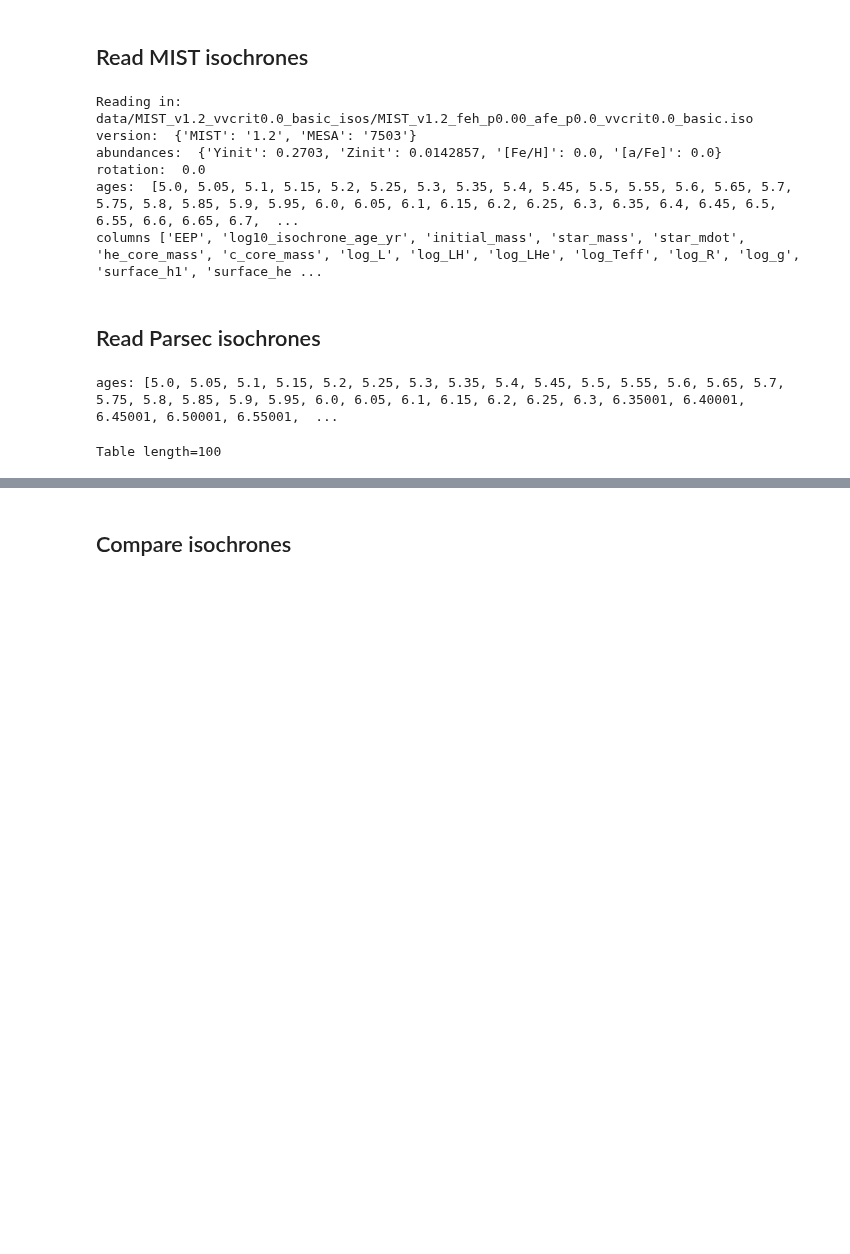
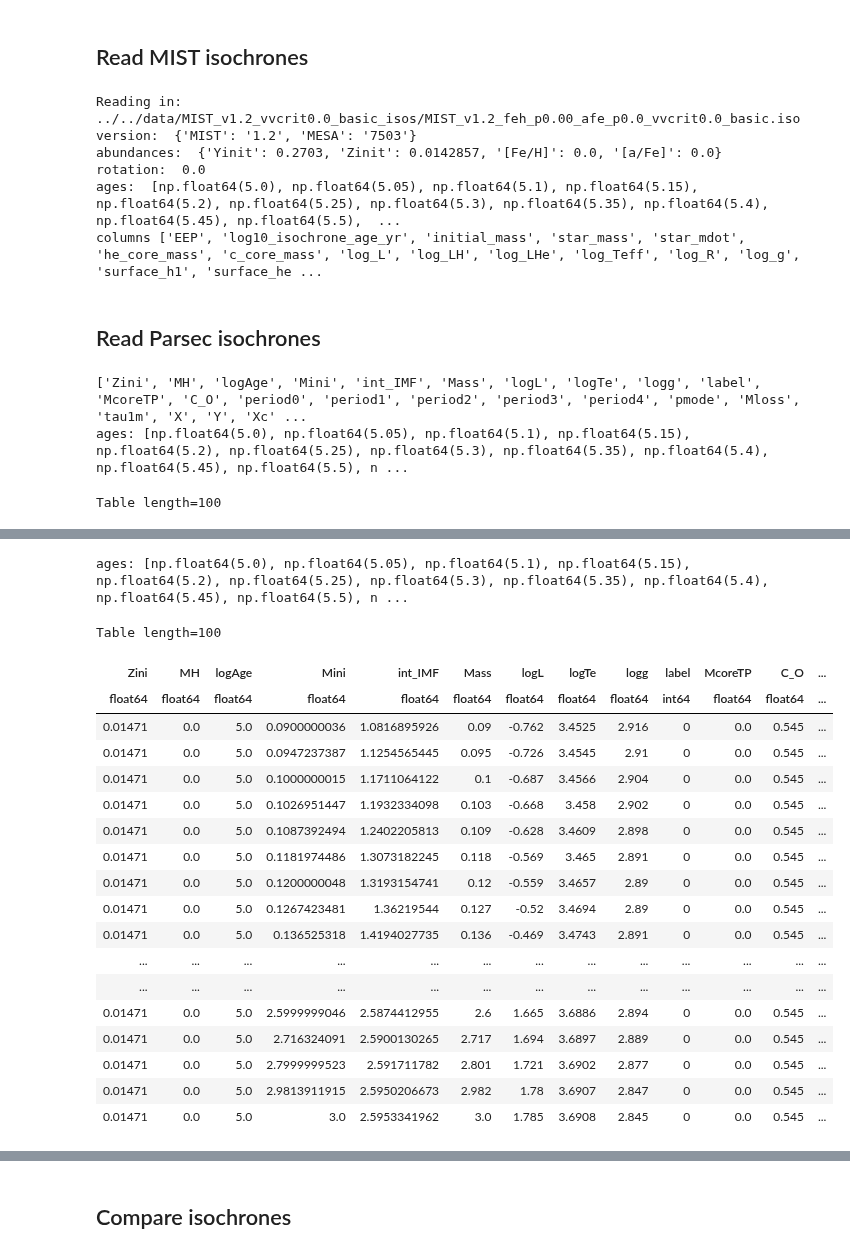
Before and after one commit to anpirott/thesis, a Jupyter notebook: notebooks/physics/compare_mist_parsec.ipynb, the cells around one changed output, grey strips where cells are left out. Cells and saved outputs as stored; diff of their text form; code cells hidden in the pictures; blank space fills up the shorter version.

```diff
--- a/notebooks/physics/compare_mist_parsec.ipynb
+++ b/notebooks/physics/compare_mist_parsec.ipynb
@@ -27,7 +23,7 @@ import physics.read_mist_models as read_mist_models
 # %% [markdown]
 ## Read MIST isochrones
 # %%
-ifn_mist = 'data/MIST_v1.2_vvcrit0.0_basic_isos/MIST_v1.2_feh_p0.00_afe_p0.0_vvcrit0.0_basic.iso'
+ifn_mist = '../../data/MIST_v1.2_vvcrit0.0_basic_isos/MIST_v1.2_feh_p0.00_afe_p0.0_vvcrit0.0_basic.iso'
 t1 = read_mist_models.ISO(ifn_mist)
 t1.hdr_list
 print('version: ', t1.version)
@@ -36,37 +32,63 @@ print('rotation: ', t1.rot)
 print('ages: ', [round(x, 5) for x in t1.ages])
 print('columns', t1.hdr_list)
 # %% [output]
-Reading in: data/MIST_v1.2_vvcrit0.0_basic_isos/MIST_v1.2_feh_p0.00_afe_p0.0_vvcrit0.0_basic.iso
+Reading in: ../../data/MIST_v1.2_vvcrit0.0_basic_isos/MIST_v1.2_feh_p0.00_afe_p0.0_vvcrit0.0_basic.iso
 version:  {'MIST': '1.2', 'MESA': '7503'}
 abundances:  {'Yinit': 0.2703, 'Zinit': 0.0142857, '[Fe/H]': 0.0, '[a/Fe]': 0.0}
 rotation:  0.0
-ages:  [5.0, 5.05, 5.1, 5.15, 5.2, 5.25, 5.3, 5.35, 5.4, 5.45, 5.5, 5.55, 5.6, 5.65, 5.7, 5.75, 5.8, 5.85, 5.9, 5.95, 6.0, 6.05, 6.1, 6.15, 6.2, 6.25, 6.3, 6.35, 6.4, 6.45, 6.5, 6.55, 6.6, 6.65, 6.7,  ...
+ages:  [np.float64(5.0), np.float64(5.05), np.float64(5.1), np.float64(5.15), np.float64(5.2), np.float64(5.25), np.float64(5.3), np.float64(5.35), np.float64(5.4), np.float64(5.45), np.float64(5.5),  ...
 columns ['EEP', 'log10_isochrone_age_yr', 'initial_mass', 'star_mass', 'star_mdot', 'he_core_mass', 'c_core_mass', 'log_L', 'log_LH', 'log_LHe', 'log_Teff', 'log_R', 'log_g', 'surface_h1', 'surface_he ...
 # %% [markdown]
 ## Read Parsec isochrones
 # %%
-ifn_parsec = 'data/PARSEC/output_diff_check.dat'
+ifn_parsec = '../../data/PARSEC/old_data/output_diff_check.dat'
+ifn_2_parsec = '../../data/PARSEC/PARSEC_feh_p0.00.dat'
 t2 = Table.read(ifn_parsec, format='ascii')
+print(t2.colnames)
 print('ages:',[round(x, 5) for x in sorted(set(t2['logAge']))])
 display(t2[:100])
+t3 = Table.read(ifn_2_parsec, format='ascii')
+print('ages:',[round(x, 5) for x in sorted(set(t3['logAge']))])
+display(t3[:100])
 # %% [output]
-ages: [5.0, 5.05, 5.1, 5.15, 5.2, 5.25, 5.3, 5.35, 5.4, 5.45, 5.5, 5.55, 5.6, 5.65, 5.7, 5.75, 5.8, 5.85, 5.9, 5.95, 6.0, 6.05, 6.1, 6.15, 6.2, 6.25, 6.3, 6.35001, 6.40001, 6.45001, 6.50001, 6.55001,  ...
+['Zini', 'MH', 'logAge', 'Mini', 'int_IMF', 'Mass', 'logL', 'logTe', 'logg', 'label', 'McoreTP', 'C_O', 'period0', 'period1', 'period2', 'period3', 'period4', 'pmode', 'Mloss', 'tau1m', 'X', 'Y', 'Xc' ...
+ages: [np.float64(5.0), np.float64(5.05), np.float64(5.1), np.float64(5.15), np.float64(5.2), np.float64(5.25), np.float64(5.3), np.float64(5.35), np.float64(5.4), np.float64(5.45), np.float64(5.5), n ...
 Table length=100
 | Zini | MH | logAge | Mini | int_IMF | Mass | logL | logTe | logg | label | McoreTP | C_O | ... |
 | float64 | float64 | float64 | float64 | float64 | float64 | float64 | float64 | float64 | int64 | float64 | float64 | ... |
 | 0.0142 | -0.01618 | 5.0 | 0.090000011 | 1.081689664 | 0.09 | -0.759 | 3.4539 | 2.919 | 0 | 0.0 | 0.545 | ... |
 | 0.0142 | -0.01618 | 5.0 | 0.0975359008 | 1.1501869261 | 0.098 | -0.702 | 3.4571 | 2.91 | 0 | 0.0 | 0.545 | ... |
 | 0.0142 | -0.01618 | 5.0 | 0.1000000015 | 1.1711064122 | 0.1 | -0.685 | 3.4581 | 2.907 | 0 | 0.0 | 0.545 | ... |
 | 0.0142 | -0.01618 | 5.0 | 0.1023365408 | 1.1903330818 | 0.102 | -0.668 | 3.4593 | 2.905 | 0 | 0.0 | 0.545 | ... |
 | 0.0142 | -0.01618 | 5.0 | 0.1083218381 | 1.2370858004 | 0.108 | -0.628 | 3.4622 | 2.901 | 0 | 0.0 | 0.545 | ... |
 | 0.0142 | -0.01618 | 5.0 | 0.1176839769 | 1.3038571228 | 0.118 | -0.57 | 3.4662 | 2.895 | 0 | 0.0 | 0.545 | ... |
 | 0.0142 | -0.01618 | 5.0 | 0.1200000048 | 1.3193154741 | 0.12 | -0.556 | 3.4671 | 2.893 | 0 | 0.0 | 0.545 | ... |
 | 0.0142 | -0.01618 | 5.0 | 0.1259207726 | 1.3571308523 | 0.126 | -0.522 | 3.4704 | 2.894 | 0 | 0.0 | 0.545 | ... |
 | 0.0142 | -0.01618 | 5.0 | 0.1355921924 | 1.4141793174 | 0.136 | -0.471 | 3.4752 | 2.894 | 0 | 0.0 | 0.545 | ... |
 | ... | ... | ... | ... | ... | ... | ... | ... | ... | ... | ... | ... | ... |
 | ... | ... | ... | ... | ... | ... | ... | ... | ... | ... | ... | ... | ... |
 | 0.0142 | -0.01618 | 5.0 | 2.6493041515 | 2.5885630494 | 2.649 | 1.677 | 3.6899 | 2.896 | 0 | 0.0 | 0.545 | ... |
 | 0.0142 | -0.01618 | 5.0 | 2.7999999523 | 2.591711782 | 2.8 | 1.72 | 3.6911 | 2.882 | 0 | 0.0 | 0.545 | ... |
 | 0.0142 | -0.01618 | 5.0 | 2.9692080021 | 2.5948129501 | 2.969 | 1.777 | 3.6914 | 2.851 | 0 | 0.0 | 0.545 | ... |
 | 0.0142 | -0.01618 | 5.0 | 3.0 | 2.5953341962 | 3.0 | 1.788 | 3.6915 | 2.846 | 0 | 0.0 | 0.545 | ... |
 | 0.0142 | -0.01618 | 5.0 | 3.0710380077 | 2.5964910006 | 3.071 | 1.811 | 3.6916 | 2.833 | 0 | 0.0 | 0.545 | ... |
+ages: [np.float64(5.0), np.float64(5.05), np.float64(5.1), np.float64(5.15), np.float64(5.2), np.float64(5.25), np.float64(5.3), np.float64(5.35), np.float64(5.4), np.float64(5.45), np.float64(5.5), n ...
+Table length=100
+| Zini | MH | logAge | Mini | int_IMF | Mass | logL | logTe | logg | label | McoreTP | C_O | ... |
+| float64 | float64 | float64 | float64 | float64 | float64 | float64 | float64 | float64 | int64 | float64 | float64 | ... |
+| 0.01471 | 0.0 | 5.0 | 0.0900000036 | 1.0816895926 | 0.09 | -0.762 | 3.4525 | 2.916 | 0 | 0.0 | 0.545 | ... |
+| 0.01471 | 0.0 | 5.0 | 0.0947237387 | 1.1254565445 | 0.095 | -0.726 | 3.4545 | 2.91 | 0 | 0.0 | 0.545 | ... |
+| 0.01471 | 0.0 | 5.0 | 0.1000000015 | 1.1711064122 | 0.1 | -0.687 | 3.4566 | 2.904 | 0 | 0.0 | 0.545 | ... |
+| 0.01471 | 0.0 | 5.0 | 0.1026951447 | 1.1932334098 | 0.103 | -0.668 | 3.458 | 2.902 | 0 | 0.0 | 0.545 | ... |
+| 0.01471 | 0.0 | 5.0 | 0.1087392494 | 1.2402205813 | 0.109 | -0.628 | 3.4609 | 2.898 | 0 | 0.0 | 0.545 | ... |
+| 0.01471 | 0.0 | 5.0 | 0.1181974486 | 1.3073182245 | 0.118 | -0.569 | 3.465 | 2.891 | 0 | 0.0 | 0.545 | ... |
+| 0.01471 | 0.0 | 5.0 | 0.1200000048 | 1.3193154741 | 0.12 | -0.559 | 3.4657 | 2.89 | 0 | 0.0 | 0.545 | ... |
+| 0.01471 | 0.0 | 5.0 | 0.1267423481 | 1.36219544 | 0.127 | -0.52 | 3.4694 | 2.89 | 0 | 0.0 | 0.545 | ... |
+| 0.01471 | 0.0 | 5.0 | 0.136525318 | 1.4194027735 | 0.136 | -0.469 | 3.4743 | 2.891 | 0 | 0.0 | 0.545 | ... |
+| ... | ... | ... | ... | ... | ... | ... | ... | ... | ... | ... | ... | ... |
+| ... | ... | ... | ... | ... | ... | ... | ... | ... | ... | ... | ... | ... |
+| 0.01471 | 0.0 | 5.0 | 2.5999999046 | 2.5874412955 | 2.6 | 1.665 | 3.6886 | 2.894 | 0 | 0.0 | 0.545 | ... |
+| 0.01471 | 0.0 | 5.0 | 2.716324091 | 2.5900130265 | 2.717 | 1.694 | 3.6897 | 2.889 | 0 | 0.0 | 0.545 | ... |
+| 0.01471 | 0.0 | 5.0 | 2.7999999523 | 2.591711782 | 2.801 | 1.721 | 3.6902 | 2.877 | 0 | 0.0 | 0.545 | ... |
+| 0.01471 | 0.0 | 5.0 | 2.9813911915 | 2.5950206673 | 2.982 | 1.78 | 3.6907 | 2.847 | 0 | 0.0 | 0.545 | ... |
+| 0.01471 | 0.0 | 5.0 | 3.0 | 2.5953341962 | 3.0 | 1.785 | 3.6908 | 2.845 | 0 | 0.0 | 0.545 | ... |
```
Also changed, not shown: parts of 4 cells of this notebook, 8 other files.
